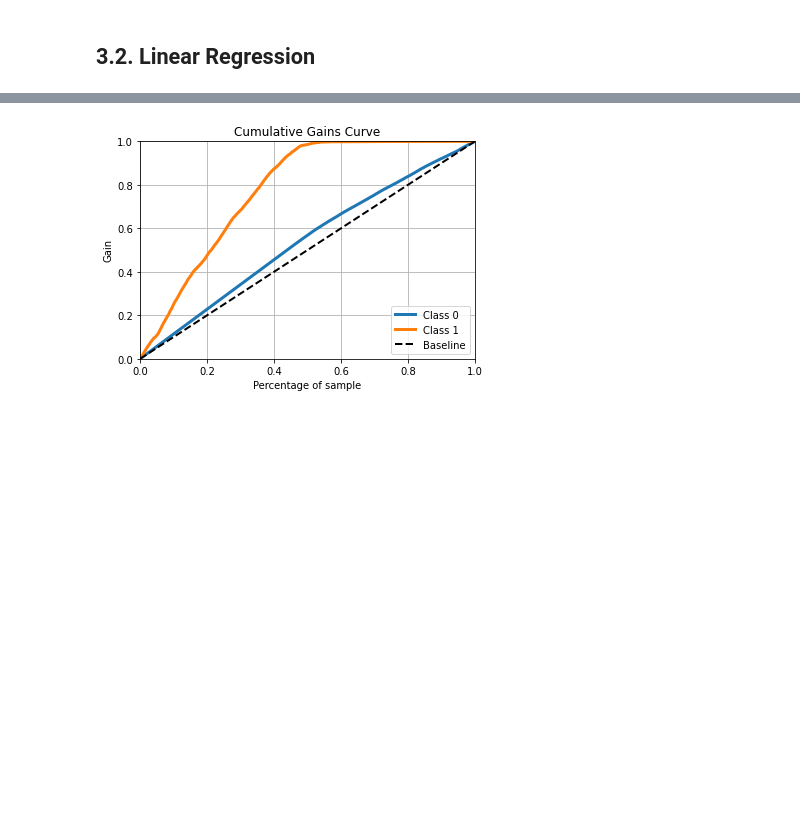
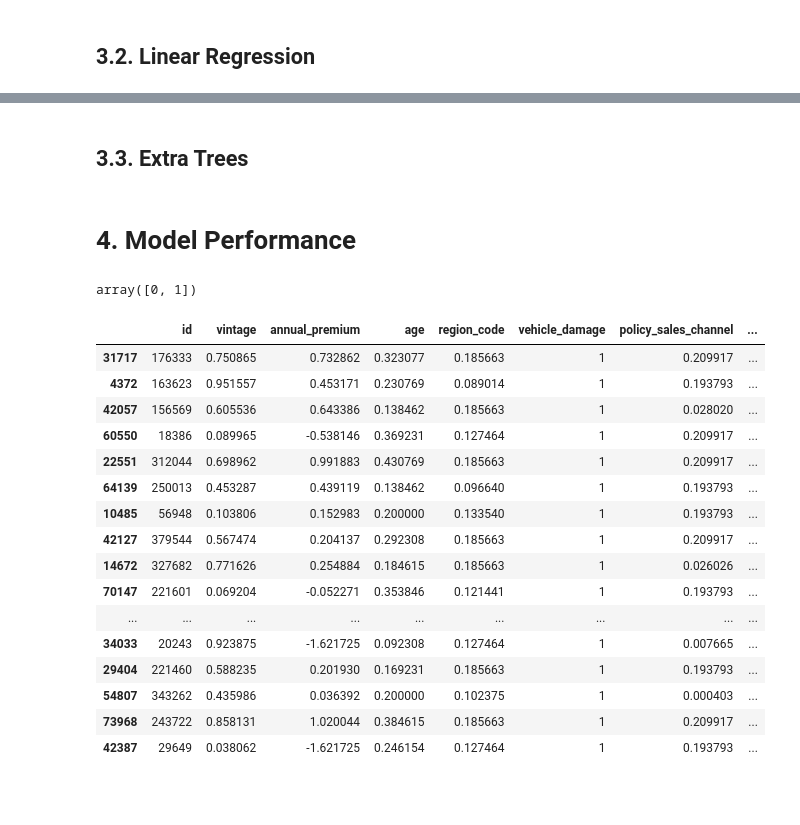
Before and after one commit to joaomj/health_insurance_cross_sell, a Jupyter notebook: health_insurance_cross-sell/notebooks/machine_learning.ipynb, the cells around one changed output, grey strips where cells are left out. Drawn from its saved outputs; the diff is of its cells as text; code cells hidden in the pictures; blank space fills up the shorter version.

```diff
--- a/health_insurance_cross-sell/notebooks/machine_learning.ipynb
+++ b/health_insurance_cross-sell/notebooks/machine_learning.ipynb
@@ -220,10 +206,8 @@ yhat_lr = lr_model.predict_proba(x_val)
-# %%
-skplt.metrics.plot_cumulative_gain(y_val, yhat_lr);
-# %% [output]
-[figure, removed]
 # %%
 # HOMEWORK: test with random forest and xgboost and compares cumulative gains curves.
 # you want to find 100% of interested people with least percentage of sample.
 # Test with PCA Encoding.
 
 # HOMEWORK: find a Ranking Metric to summarize Cumulative Gains Curve chart.
+# %% [markdown]
+## 3.3. Extra Trees
@@ -230,2 +225,42 @@ skplt.metrics.plot_cumulative_gain(y_val, yhat_lr);
+# %% [markdown]
+# 4. Model Performance
+# %%
+# copy data
+df_perf = x_val.copy()#.reset_index()
+df_perf['response'] = y_val.copy()
+df_perf.reset_index(inplace = True)
+df_perf.rename(columns = {'index':'id'}, inplace = True)
+
+# propensity score - from KNN Model
+df_perf['score'] = yhat_knn[:,1].tolist() # get all propensity score values of response = 1 then converts to list
+
+# sort list by propensity score value
+df_perf = df_perf.sort_values('score', ascending = False)
+
+# compute precision at k
+# %%
+df_perf['response'].unique()
+# %% [output]
+array([0, 1])
+# %%
+df_perf.head(30)
+# %% [output]
+|  | id | vintage | annual_premium | age | region_code | vehicle_damage | policy_sales_channel | ... |
+| 31717 | 176333 | 0.750865 | 0.732862 | 0.323077 | 0.185663 | 1 | 0.209917 | ... |
+| 4372 | 163623 | 0.951557 | 0.453171 | 0.230769 | 0.089014 | 1 | 0.193793 | ... |
+| 42057 | 156569 | 0.605536 | 0.643386 | 0.138462 | 0.185663 | 1 | 0.028020 | ... |
+| 60550 | 18386 | 0.089965 | -0.538146 | 0.369231 | 0.127464 | 1 | 0.209917 | ... |
+| 22551 | 312044 | 0.698962 | 0.991883 | 0.430769 | 0.185663 | 1 | 0.209917 | ... |
+| 64139 | 250013 | 0.453287 | 0.439119 | 0.138462 | 0.096640 | 1 | 0.193793 | ... |
+| 10485 | 56948 | 0.103806 | 0.152983 | 0.200000 | 0.133540 | 1 | 0.193793 | ... |
+| 42127 | 379544 | 0.567474 | 0.204137 | 0.292308 | 0.185663 | 1 | 0.209917 | ... |
+| 14672 | 327682 | 0.771626 | 0.254884 | 0.184615 | 0.185663 | 1 | 0.026026 | ... |
+| 70147 | 221601 | 0.069204 | -0.052271 | 0.353846 | 0.121441 | 1 | 0.193793 | ... |
+| ... | ... | ... | ... | ... | ... | ... | ... | ... |
+| 34033 | 20243 | 0.923875 | -1.621725 | 0.092308 | 0.127464 | 1 | 0.007665 | ... |
+| 29404 | 221460 | 0.588235 | 0.201930 | 0.169231 | 0.185663 | 1 | 0.193793 | ... |
+| 54807 | 343262 | 0.435986 | 0.036392 | 0.200000 | 0.102375 | 1 | 0.000403 | ... |
+| 73968 | 243722 | 0.858131 | 1.020044 | 0.384615 | 0.185663 | 1 | 0.209917 | ... |
+| 42387 | 29649 | 0.038062 | -1.621725 | 0.246154 | 0.127464 | 1 | 0.193793 | ... |
 # %% [markdown]
 #
```
Also changed, not shown: parts of 5 cells of this notebook.
